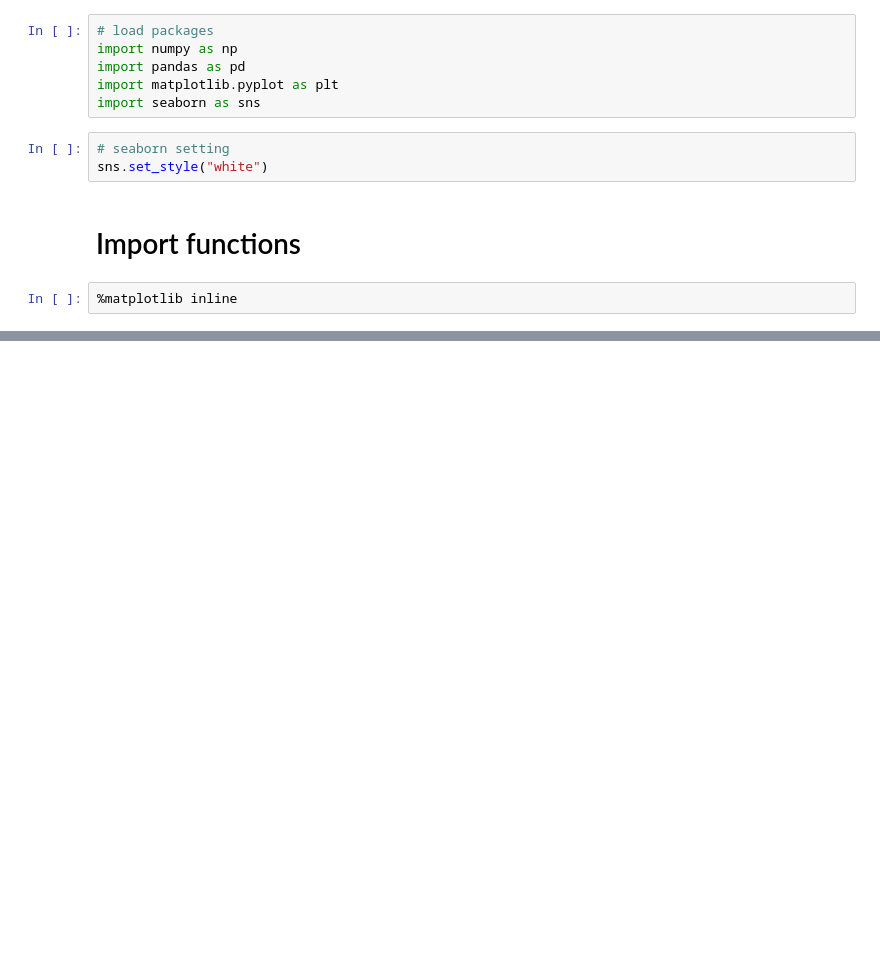
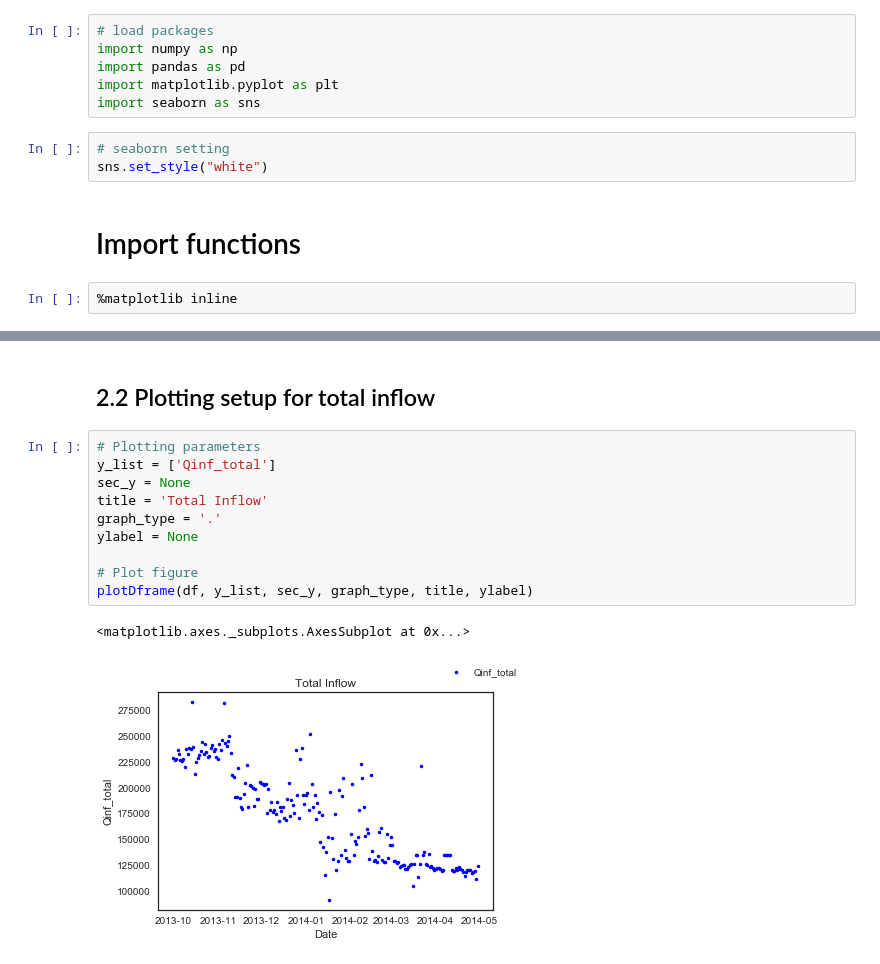
Before and after one commit to JoneBakkevig/intern_ugent, a Jupyter notebook: excelparse.ipynb, the cells around one changed output, grey strips where cells are left out. Cells and saved outputs as stored; diff of their text form; blank space fills up the shorter version.

```diff
--- a/excelparse.ipynb
+++ b/excelparse.ipynb
@@ -74,0 +115,15 @@ plotDframe(df2, y_list, sec_y, graph_type, title, ylabel)
+# %% [markdown]
+## 2.2 Plotting setup for total inflow
+# %%
+# Plotting parameters
+y_list = ['Qinf_total']
+sec_y = None
+title = 'Total Inflow'
+graph_type = '.'
+ylabel = None
+
+# Plot figure
+plotDframe(df, y_list, sec_y, graph_type, title, ylabel)
+# %% [output]
+<matplotlib.axes._subplots.AxesSubplot at 0x...>
+[figure, added]
```
Also changed, not shown: parts of 55 cells of this notebook, 2 other files.
